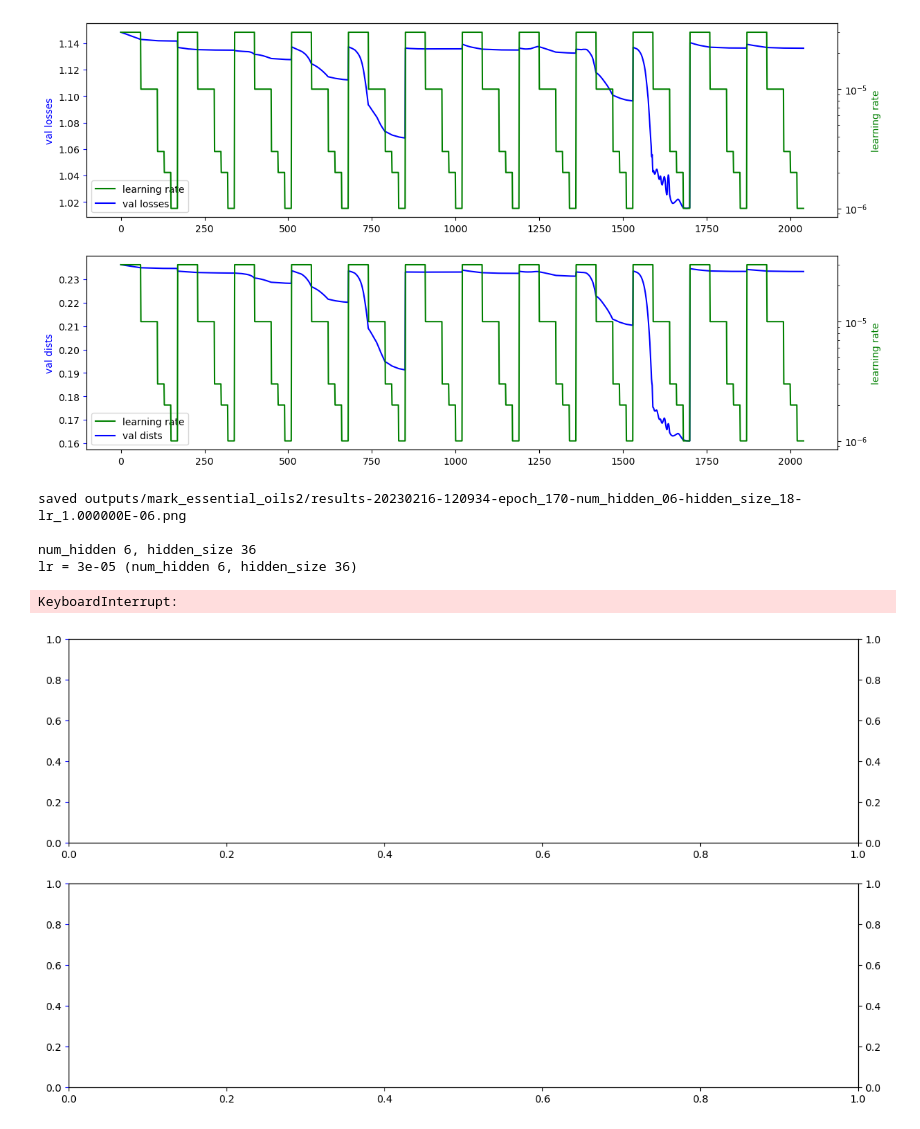
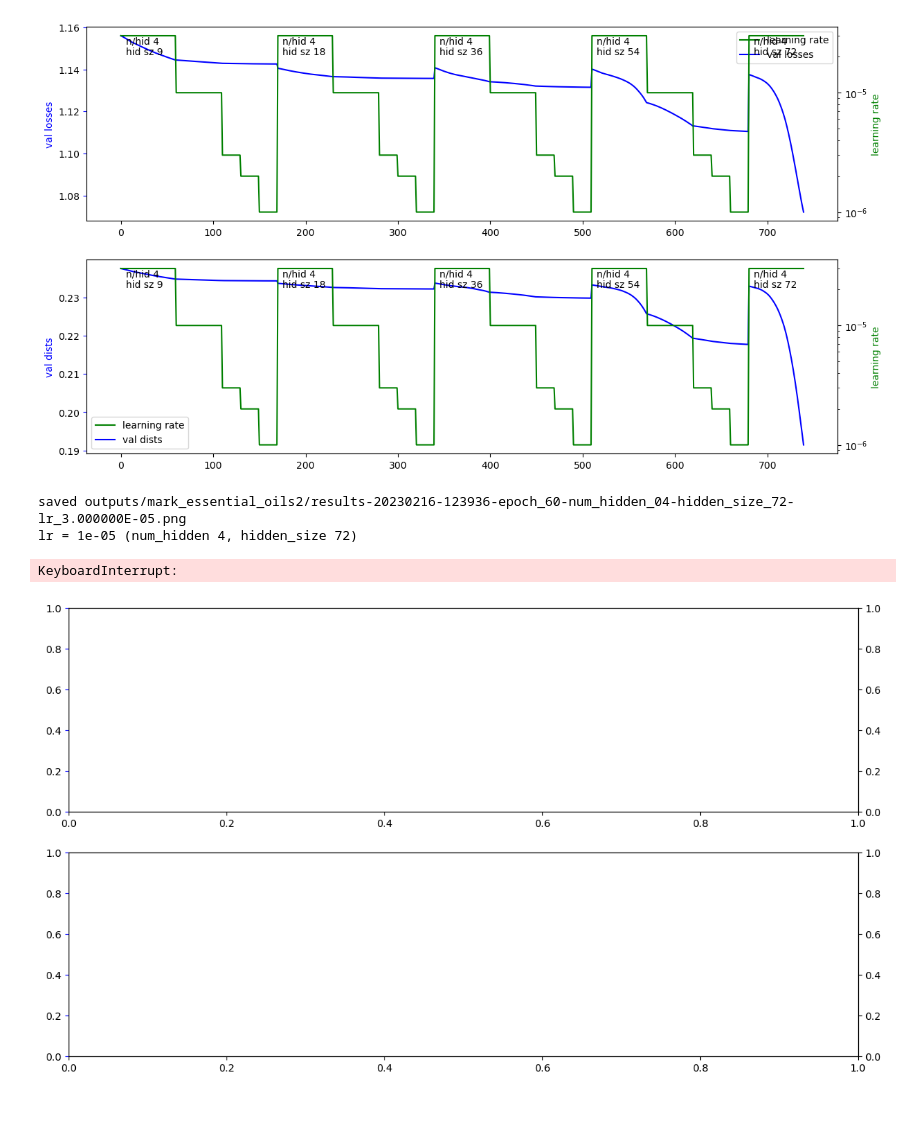
Before and after one commit to timh/nn-202302, a Jupyter notebook: mark_essential_oils2.ipynb, the cells around one changed output. Cells and saved outputs as stored; diff of their text form; code cells hidden in the pictures.

Commit message:
make graphs better

```diff
--- a/mark_essential_oils2.ipynb
+++ b/mark_essential_oils2.ipynb
@@ -23,6 +23,7 @@ Ag: 20%
 import torch
 import datetime
 from typing import List
+from dataclasses import dataclass
 
 from mark_essential_oils import Config, gen_examples, train
 
@@ -32,6 +33,12 @@ from IPython import display
 # import seaborn as sns
 # import pandas
 # sns.set_theme()
+
+@dataclass
+class Annotation:
+    text: str
+    x: float
+    y: float
 # %%
 %matplotlib inline
 cfg = Config(compounds_str)
@@ -42,6 +49,7 @@ val_losses = list()
 val_diffs = list()
 val_dists = list()
 learning_rates = list()
+annotations: List[Annotation] = list()
 
 color_val = "blue"
 color_lr = "green"
@@ -84,51 +92,61 @@ timestr = datetime.datetime.now().strftime("%Y%m%d-%H%M%S")
 filename_base = ["outputs", "mark_essential_oils2", "results-" + timestr]
 filename_base = "/".join(filename_base)
 
+total_epochs = 0
 for num_hidden in hp_num_hidden:
     for hidden_size in hp_hidden_size:
         cfg.setup(num_hidden=num_hidden, hidden_size=hidden_size, lr=1e-4)
 
         print()
         print(f"num_hidden {num_hidden}, hidden_size {hidden_size}")
-        total_epochs = 0
-        for lr, epochs in hp_learning_rates.items():
+        epochs_at_lr = 0
+
+        for lridx, (lr, epochs) in enumerate(hp_learning_rates.items()):
             print(f"lr = {lr} (num_hidden {num_hidden}, hidden_size {hidden_size})")
             cfg.optim = torch.optim.AdamW(cfg.net.parameters(), lr=lr)
 
             tlosses, vlosses, vdists = train(cfg, epochs, data_train, data_val)
 
             train_losses.extend(tlosses)
             val_losses.extend(vlosses)
             val_dists.extend(vdists)
             learning_rates.extend([lr] * epochs)
+
+            if lridx == 0:
+                annotext = f"n/hid {num_hidden}\nhid sz {hidden_size}"
+                anno = Annotation(annotext, float(total_epochs), learning_rates[total_epochs])
+                annotations.append(anno)
 
             all_axes, all_axes_lr = reset_plot()
             all_vals = [val_losses, val_dists]
             for axes, axes_lr, vals in zip(all_axes, all_axes_lr, all_vals):
                 axes.plot(vals, color=color_val, label=axes.get_label())
                 lines, labels = axes.get_legend_handles_labels()
 
                 axes_lr.plot(learning_rates, color=color_lr, label=axes_lr.get_label())
                 lines_lr, labels_lr = axes_lr.get_legend_handles_labels()
 
                 axes.legend(lines_lr + lines, labels_lr + labels, loc=0)
 
+                for anno in annotations:
+                    yoff = (anno.text.count("\n") + 1) * -10
+                    axes_lr.annotate(text=anno.text, xy=[anno.x, anno.y], xytext=(5, yoff), textcoords='offset points')
+
             display.clear_output(True)
             display.display(fig)
 
+            epochs_at_lr += epochs
             total_epochs += epochs
 
-            filename = f"{filename_base}-epoch_{total_epochs}-num_hidden_{num_hidden:02}-hidden_size_{hidden_size:02}-lr_{lr:5E}.png"
+            filename = f"{filename_base}-epoch_{epochs_at_lr}-num_hidden_{num_hidden:02}-hidden_size_{hidden_size:02}-lr_{lr:5E}.png"
             fig.savefig(filename)
             print(f"saved {filename}")
 
             for ax in [*all_axes, *all_axes_lr]:
                 ax.clear()
 # %% [output]
-[figure, old version]
+[figure, new version]
-saved outputs/mark_essential_oils2/results-20230216-120934-epoch_170-num_hidden_06-hidden_size_18-lr_1.000000E-06.png
-
-num_hidden 6, hidden_size 36
-lr = 3e-05 (num_hidden 6, hidden_size 36)
+saved outputs/mark_essential_oils2/results-20230216-123936-epoch_60-num_hidden_04-hidden_size_72-lr_3.000000E-05.png
+lr = 1e-05 (num_hidden 4, hidden_size 72)
 KeyboardInterrupt:
 [figure]
```
Also changed, not shown: parts of 2 cells of this notebook.
